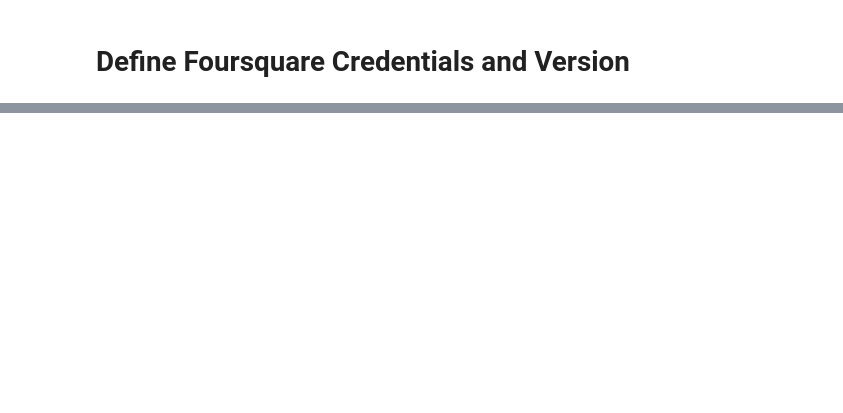
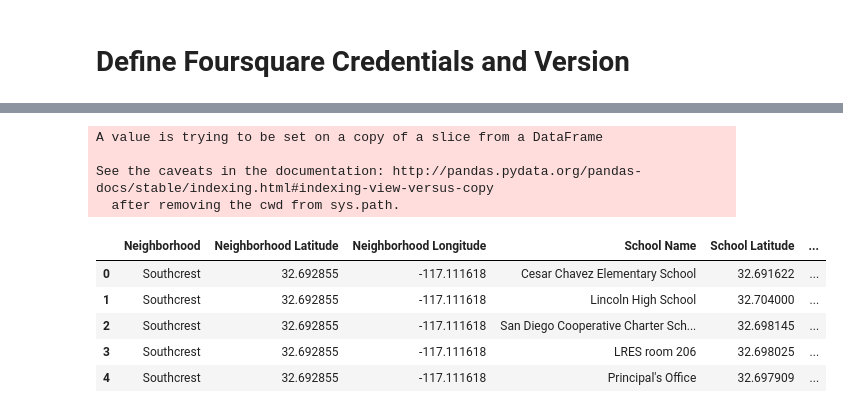
Before and after one commit to Yara1994/Analysis-of-San-Diego-Neighborhoods, a Jupyter notebook: City_info.ipynb, the cells around one changed output, grey strips where cells are left out. Saved outputs shown, nothing was run; the diff lists cells and outputs as text; code cells hidden in the pictures; blank space fills up the shorter version.

```diff
--- a/City_info.ipynb
+++ b/City_info.ipynb
@@ -472,0 +703,15 @@ VERSION:   20190325
+# %%
+poorest_neighborhoods_schools = cleaning_schools(poorest_neighborhoods_schools)
+
+poorest_neighborhoods_schools.head()
+# %% [output]
+A value is trying to be set on a copy of a slice from a DataFrame
+
+See the caveats in the documentation: http://pandas.pydata.org/pandas-docs/stable/indexing.html#indexing-view-versus-copy
+  after removing the cwd from sys.path.
+|  | Neighborhood | Neighborhood Latitude | Neighborhood Longitude | School Name | School Latitude | ... |
+| 0 | Southcrest | 32.692855 | -117.111618 | Cesar Chavez Elementary School | 32.691622 | ... |
+| 1 | Southcrest | 32.692855 | -117.111618 | Lincoln High School | 32.704000 | ... |
+| 2 | Southcrest | 32.692855 | -117.111618 | San Diego Cooperative Charter Sch... | 32.698145 | ... |
+| 3 | Southcrest | 32.692855 | -117.111618 | LRES room 206 | 32.698025 | ... |
+| 4 | Southcrest | 32.692855 | -117.111618 | Principal's Office | 32.697909 | ... |
```
Also changed, not shown: parts of 21 cells of this notebook.
